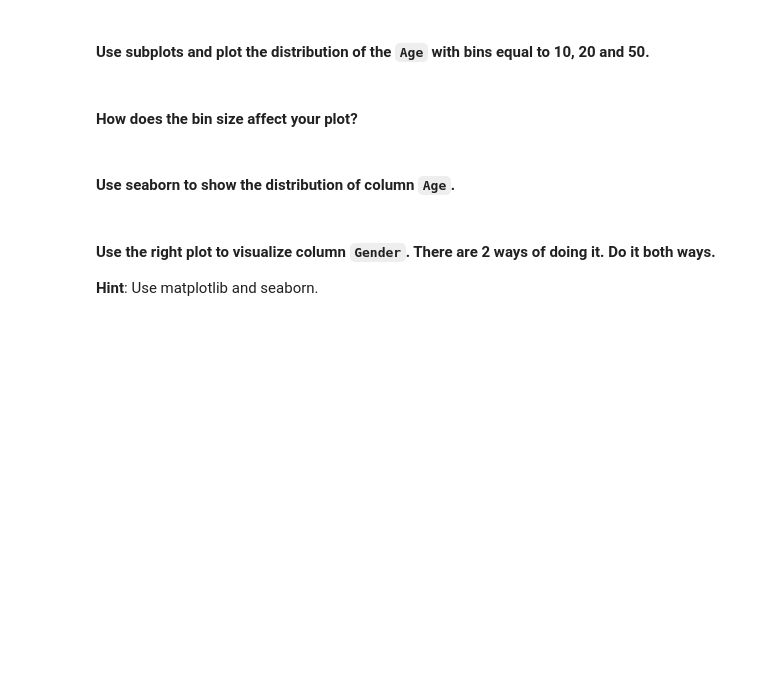
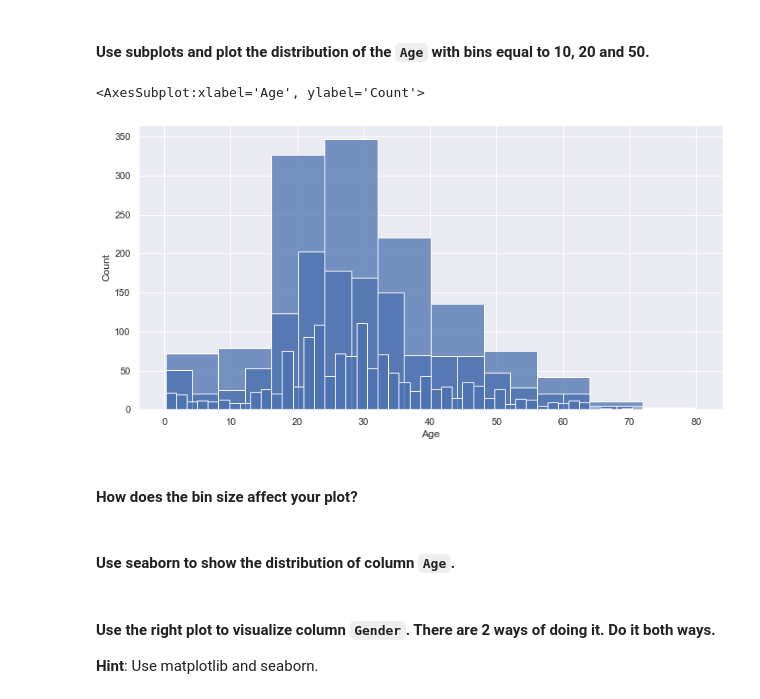
Before and after one commit to Ironhack-Data-Madrid-Octubre-2021/lab-matplotlib-seaborn, a Jupyter notebook: your-code/main.ipynb, the cells around one changed output. Drawn from its saved outputs; the diff is of its cells as text; code cells hidden in the pictures; blank space fills up the shorter version.

```diff
--- a/your-code/main.ipynb
+++ b/your-code/main.ipynb
@@ -212,2 +270,9 @@ Minutes Sedentary vs Steps
+# %%
+sns.histplot(x=titanic.Age, bins=10)
+sns.histplot(x=titanic.Age, bins=20)
+sns.histplot(x=titanic.Age, bins=50)
+# %% [output]
+<AxesSubplot:xlabel='Age', ylabel='Count'>
+[figure, added]
 # %% [markdown]
 #### How does the bin size affect your plot?
```
Also changed, not shown: parts of 13 cells of this notebook.
